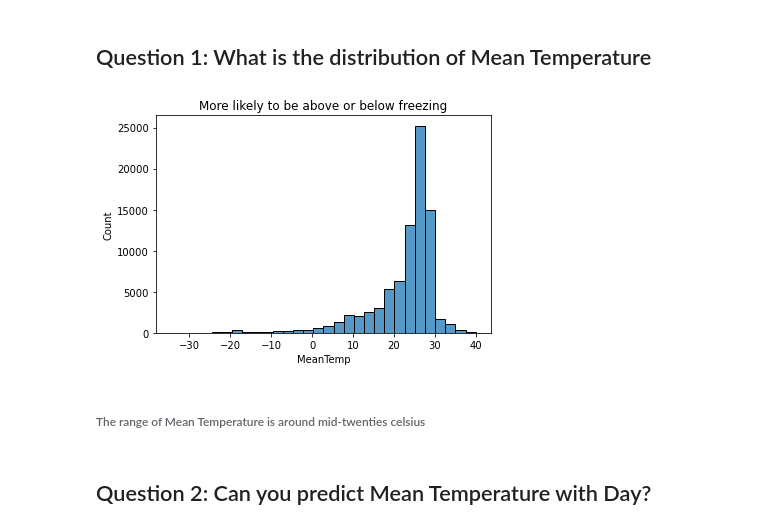
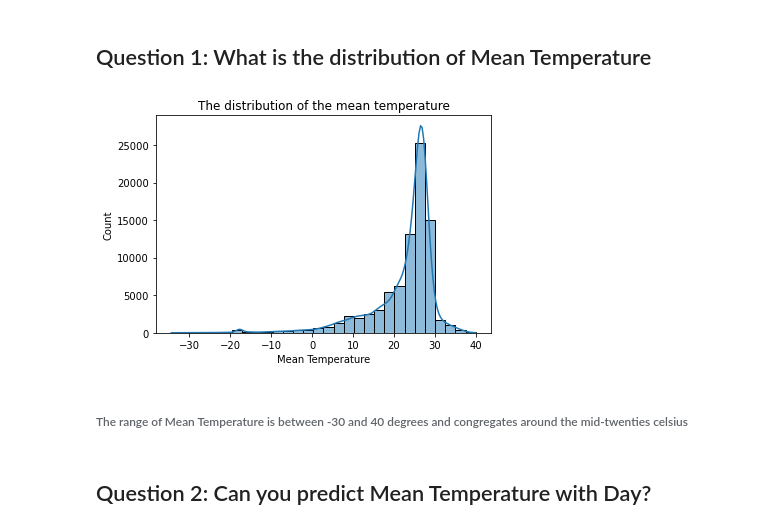
Before and after one commit to BurtonBarnes/individual-project, a Jupyter notebook: final_report.ipynb, the cells around one changed output. Cells and saved outputs as stored; diff of their text form; code cells hidden in the pictures.

```diff
--- a/final_report.ipynb
+++ b/final_report.ipynb
@@ -104,11 +104,11 @@ train.describe()
 # %% [markdown]
 ## Question 1: What is the distribution of Mean Temperature
 # %%
-e.freezing_meantemp(train)
+e.distribution_meantemp(train)
 # %% [output]
-[figure, old version]
+[figure, new version]
 # %% [markdown]
-###### The range of Mean Temperature is around mid-twenties celsius
+###### The range of Mean Temperature is between -30 and 40 degrees and congregates around the mid-twenties celsius
 # %% [markdown]
 ## Question 2: Can you predict Mean Temperature with Day?
 # %%
```
Also changed, not shown: parts of 9 cells of this notebook.
